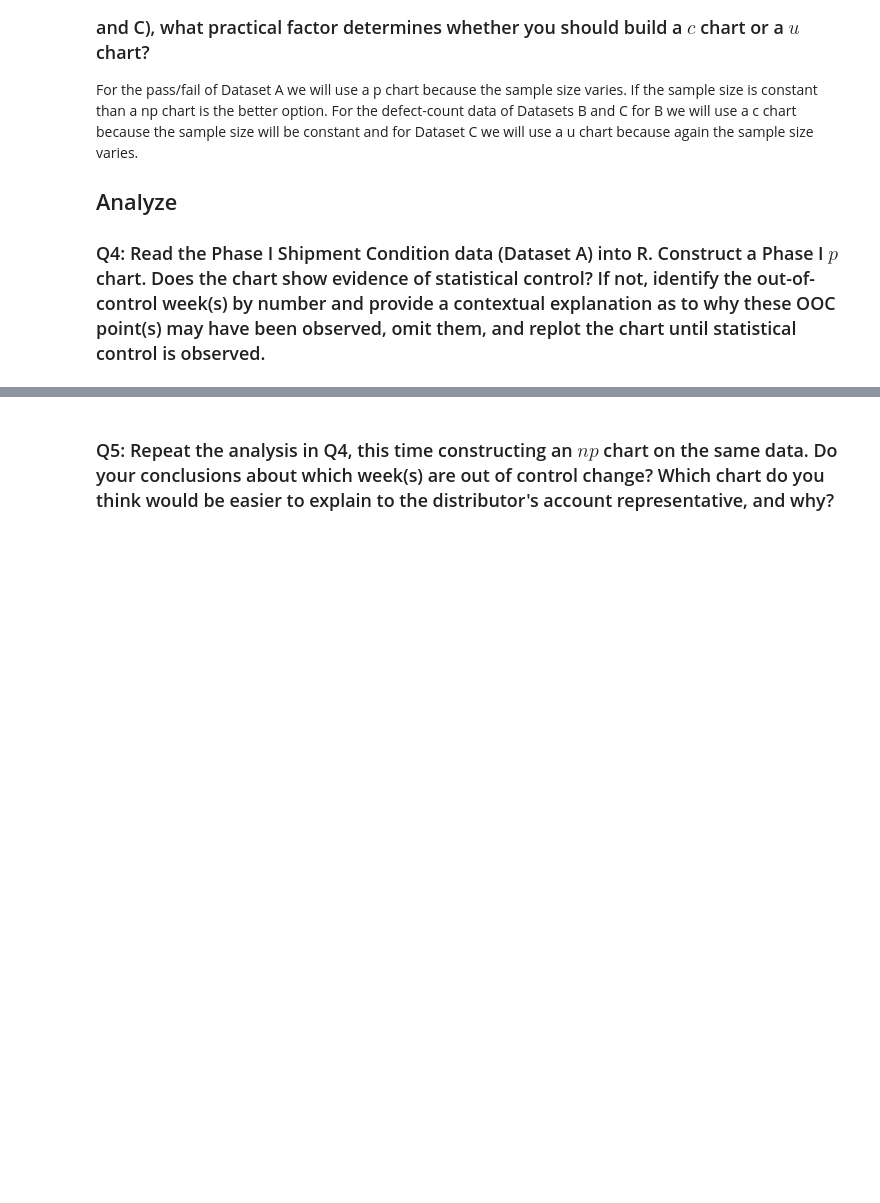
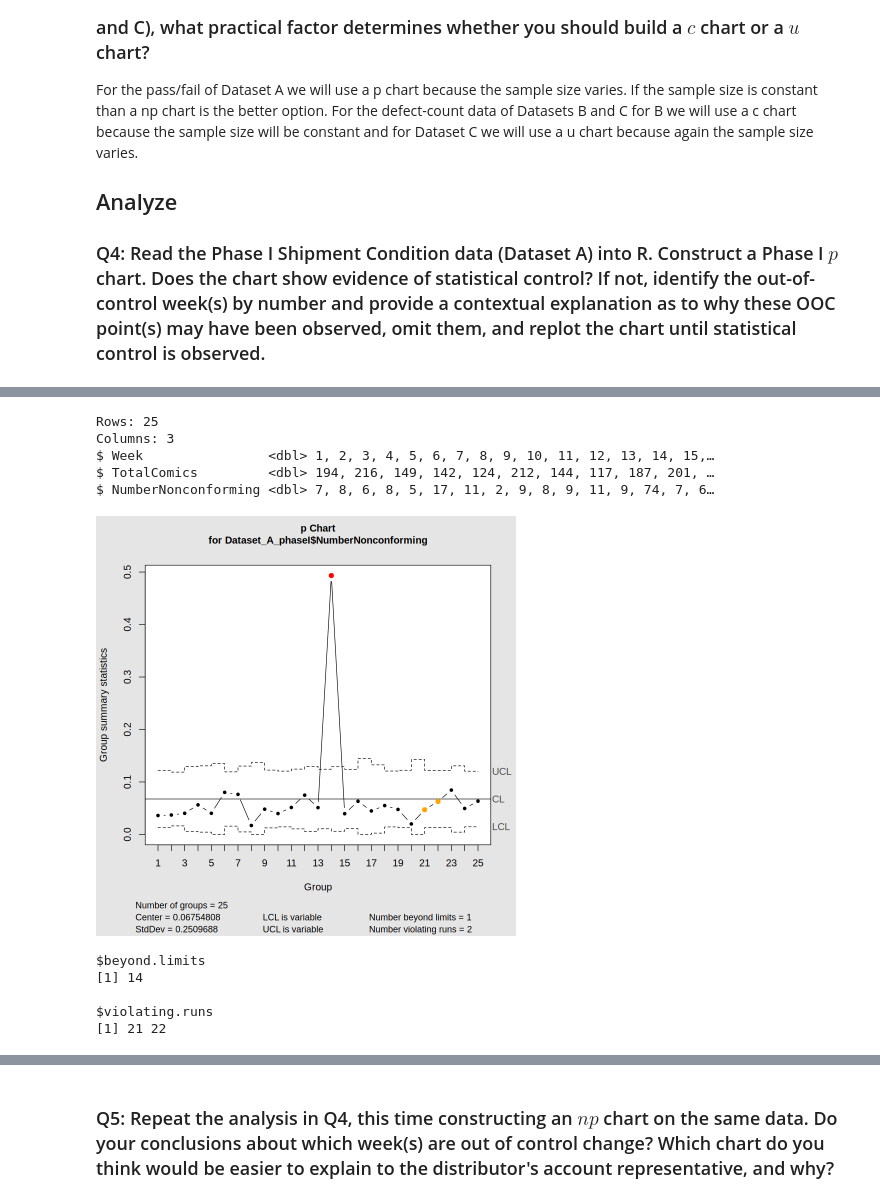
Before and after one commit to Abarre71/STAT-7110-Quality-Control, a Jupyter notebook: Assignments/HW3/STAT-7110-HW3.ipynb, the cells around one changed output, grey strips where cells are left out. Cells and saved outputs as stored; diff of their text form; code cells hidden in the pictures; blank space fills up the shorter version.

```diff
--- a/Assignments/HW3/STAT-7110-HW3.ipynb
+++ b/Assignments/HW3/STAT-7110-HW3.ipynb
@@ -73,2 +94,24 @@ getwd()
 # %%
 ## Q4 Code ##
+Dataset_A_phaseI<-read_xlsx("RavisComics_ShipmentCondition_PhaseI.xlsx")
+
+glimpse(Dataset_A_phaseI)
+
+pchart_A_PhaseI <- qcc(Dataset_A_phaseI$`NumberNonconforming`,type="p",
+                sizes=Dataset_A_phaseI$`TotalComics`,
+                plot=T)
+# %% [output]
+Rows: 25
+Columns: 3
+$ Week                <dbl> 1, 2, 3, 4, 5, 6, 7, 8, 9, 10, 11, 12, 13, 14, 15,…
+$ TotalComics         <dbl> 194, 216, 149, 142, 124, 212, 144, 117, 187, 201, …
+$ NumberNonconforming <dbl> 7, 8, 6, 8, 5, 17, 11, 2, 9, 8, 9, 11, 9, 74, 7, 6…
+[figure, added]
+# %%
+pchart_A_PhaseI$violations
+# %% [output]
+$beyond.limits
+[1] 14
+
+$violating.runs
+[1] 21 22
```
Also changed, not shown: parts of 26 cells of this notebook.
